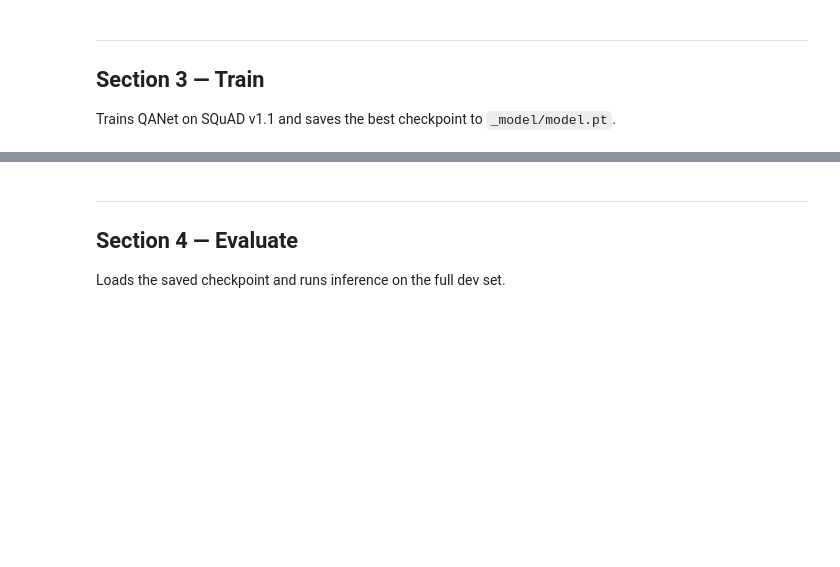
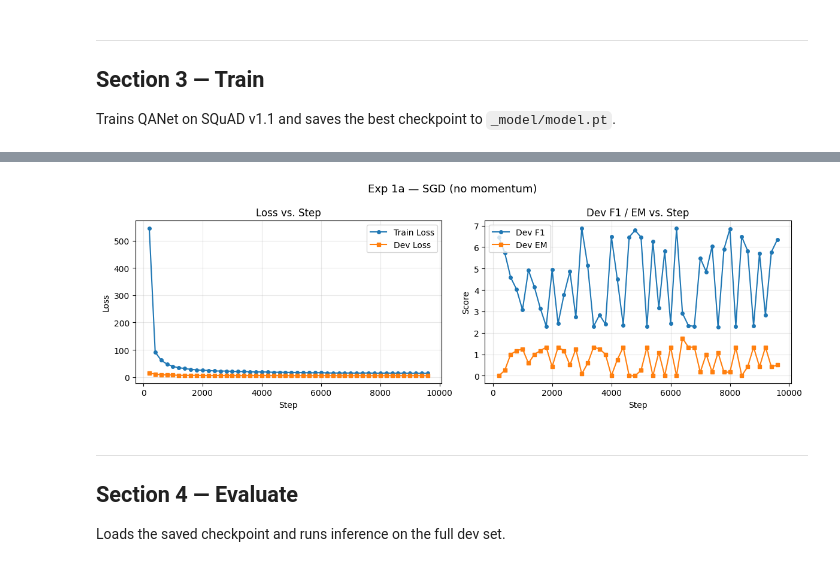
Before and after one commit to 1445249760/5329_A1, a Jupyter notebook: assignment1.ipynb, the cells around one changed output, grey strips where cells are left out. Cells and saved outputs as stored; diff of their text form; code cells hidden in the pictures; blank space fills up the shorter version.

```diff
--- a/assignment1.ipynb
+++ b/assignment1.ipynb
@@ -351,0 +122,26 @@ print(f"[Exp 3b - Xavier]  Best F1: {results_exp3b['best_f1']:.4f}  |  Best EM:
+# %%
+#可视化函数
+import matplotlib.pyplot as plt
+
+def plot_training_history(history, title="Training Curve"):
+    steps      = [h["step"]       for h in history]
+    train_loss = [h["train_loss"] for h in history]
+    dev_loss   = [h["dev_loss"]   for h in history]
+    dev_f1     = [h["dev_f1"]     for h in history]
+    dev_em     = [h["dev_em"]     for h in history]
+
+    fig, (ax1, ax2) = plt.subplots(1, 2, figsize=(12, 4))
+    fig.suptitle(title, fontsize=13)
+
+    ax1.plot(steps, train_loss, label="Train Loss", marker="o", markersize=4)
+    ax1.plot(steps, dev_loss,   label="Dev Loss",   marker="s", markersize=4)
+    ax1.set_xlabel("Step"); ax1.set_ylabel("Loss")
+    ax1.set_title("Loss vs. Step"); ax1.legend(); ax1.grid(True, alpha=0.3)
+
+    ax2.plot(steps, dev_f1, label="Dev F1", marker="o", markersize=4)
+    ax2.plot(steps, dev_em, label="Dev EM", marker="s", markersize=4)
+    ax2.set_xlabel("Step"); ax2.set_ylabel("Score")
+    ax2.set_title("Dev F1 / EM vs. Step"); ax2.legend(); ax2.grid(True, alpha=0.3)
+
+    plt.tight_layout()
+    plt.show()
@@ -351,0 +225,4 @@ print(f"[Exp 3b - Xavier]  Best F1: {results_exp3b['best_f1']:.4f}  |  Best EM:
+# %%
+plot_training_history(results_exp1a["history"], title="Exp 1a — SGD (no momentum)")
+# %% [output]
+[figure, added]
```
Also changed, not shown: parts of 20 cells of this notebook.
